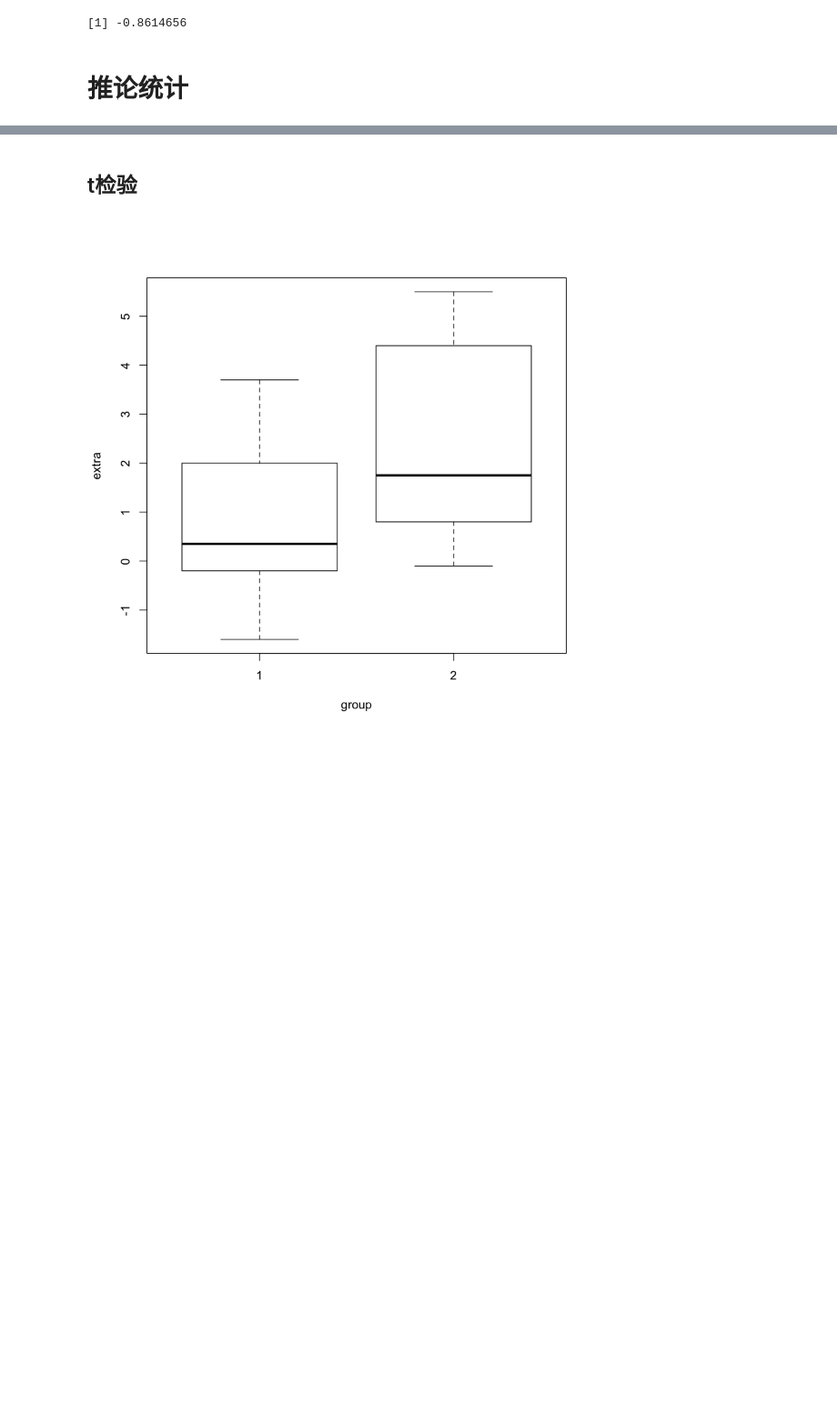
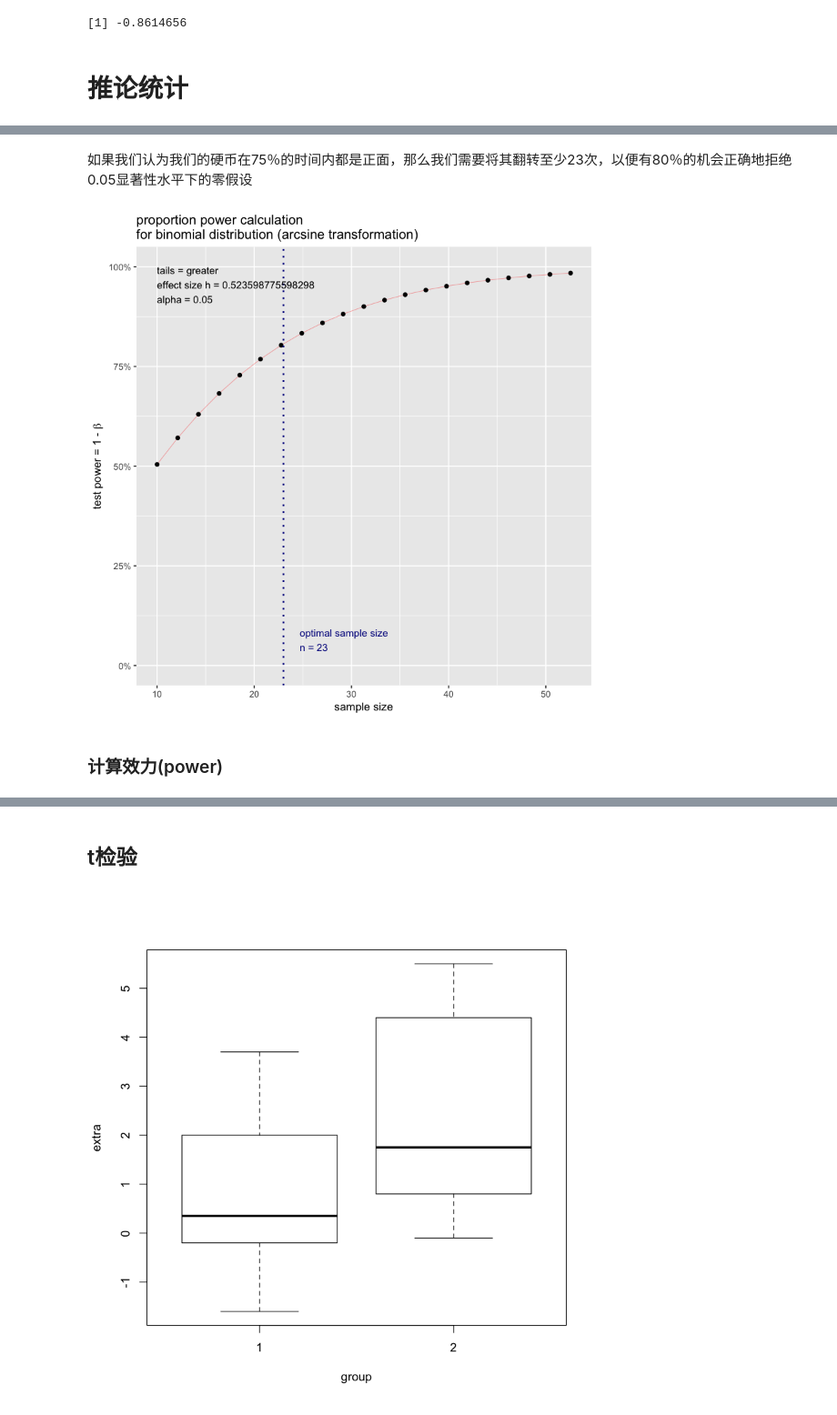
Before and after one commit to Sanningw/ML-and-DL, a Jupyter notebook: math/Statistics/R/stats.ipynb, the cells around one changed output, grey strips where cells are left out. Shown: that part at 91% size. Cells and saved outputs as stored; diff of their text form; code cells hidden in the pictures; blank space fills up the shorter version.

Commit message:
statistics power

```diff
--- a/math/Statistics/R/stats.ipynb
+++ b/math/Statistics/R/stats.ipynb
@@ -109,0 +123,6 @@ paste(mean(x), sd(x))
+# %%
+library(pwr)
+pwr.p.test(h = ES.h(p1 = 0.75, p2 = 0.50),
+           sig.level = 0.05,
+           power = 0.80,
+           alternative = "greater")
@@ -109,0 +137,12 @@ paste(mean(x), sd(x))
+# %% [markdown]
+如果我们认为我们的硬币在75％的时间内都是正面，那么我们需要将其翻转至少23次，以便有80％的机会正确地拒绝0.05显著性水平下的零假设
+# %%
+p.out = pwr.p.test(h = ES.h(p1 = 0.75, p2 = 0.50),
+                    sig.level = 0.05,
+                    power = 0.80,
+                    alternative = "greater")
+plot(p.out)
+# %% [output]
+[figure, added]
+# %% [markdown]
+### 计算效力(power)
```
Also changed, not shown: parts of 11 cells of this notebook, 1 other file.
